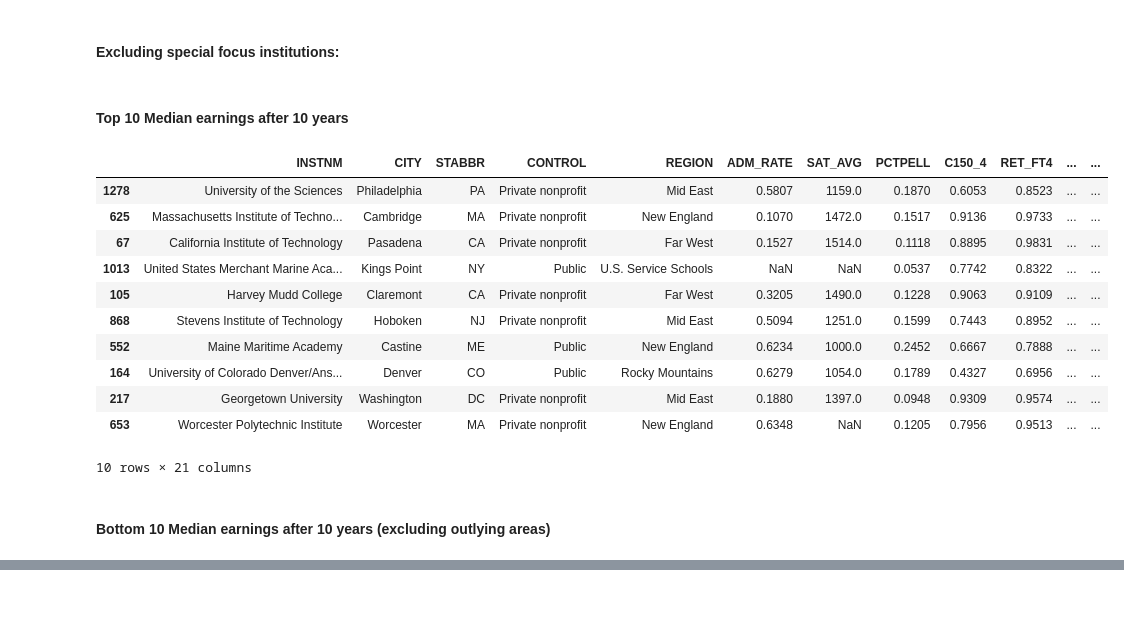
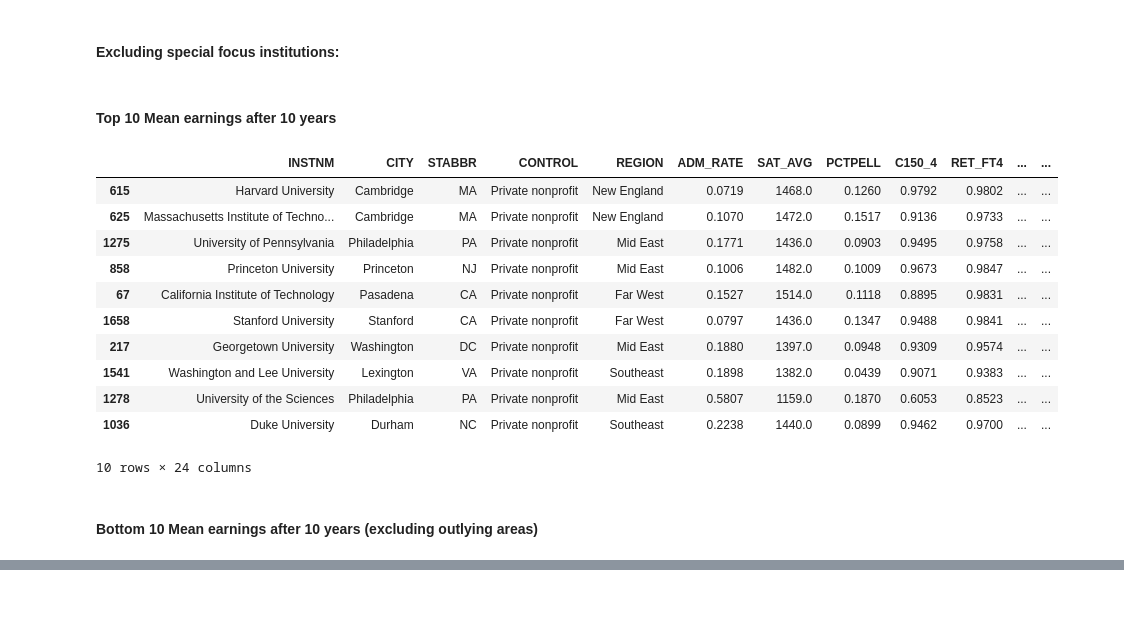
Before and after one commit to salvaggio-mary/College-Scorecard-Analysis, a Jupyter notebook: CollegeScorecard.ipynb, the cells around one changed output, grey strips where cells are left out. Saved outputs shown, nothing was run; the diff lists cells and outputs as text; code cells hidden in the pictures.

```diff
--- a/CollegeScorecard.ipynb
+++ b/CollegeScorecard.ipynb
@@ -21,8 +21,8 @@ df_c = pd.read_csv("CollegeScorecard_Raw_Data_04192023\data\MERGED2021_22_PP.csv
 # %% [markdown]
 ## Data Cleansing
 # %%
-#Rename median earnings column for ease
-df_09_10.rename(columns={"MD_EARN_WNE_P10": "MD_EARN"}, inplace=True)
+#Rename columns for ease
+df_09_10.rename(columns={"MD_EARN_WNE_P10": "MD_EARN", "COUNT_WNE_P10": "COUNT", "MN_EARN_WNE_P10": "MN_EARN" }, inplace=True)
 
 #Filter 2021-22 data to currently operating, predominantly bachelor's-degree granting institutions
 df_c = df_c.loc[(df_c["PREDDEG"] == 3) & (df_c["CURROPER"] == 1) & (~ df_c["CCUGPROF"].isin([0, 4])) & (~ df_c["CCBASIC"].isin([23, 31]))]
@@ -37,7 +37,10 @@ df["COSTT4"] = df["COSTT4_A"].fillna(df["COSTT4_P"])
 df.drop(columns=["UNITID", "PREDDEG", "CURROPER", "COSTT4_A", "COSTT4_P"], inplace=True)
 
 #Drop rows with NA for earnings since that's what I want to analyze
-df.dropna(subset=['MD_EARN'], inplace=True)
+df.dropna(subset=["MN_EARN"], inplace=True)
+# %%
+#Create column for weighted means
+df["TOTAL_EARN"] = df["MN_EARN"] * df["COUNT"]
 # %%
 #Replace numeric values with labels from data dictionary
 
@@ -125,7 +130,7 @@ df.sort_values('MD_EARN').head()
 #### Top 5 lowest cost to future earnings ratio
 # %%
 # Colleges with lowest cost to future earnings ratio
-df['cost_to_earnings'] = df['COSTT4'] / df['MD_EARN']
+df['cost_to_earnings'] = df['COSTT4'] / df['MN_EARN']
 df.sort_values('cost_to_earnings').head()
 # %% [output]
 |  | INSTNM | CITY | STABBR | CONTROL | REGION | ADM_RATE | SAT_AVG | PCTPELL | C150_4 | RET_FT4 | ... | ... |
@@ -151,30 +156,30 @@ df.sort_values('cost_to_earnings', ascending=False).head()
 # %% [markdown]
 #### Excluding special focus institutions:
 # %% [markdown]
-####  Top 10 Median earnings after 10 years
+####  Top 10 Mean earnings after 10 years
 # %%
 #separate special focus
 special = df["CCBASIC"].astype(str).str.startswith("Special")
 special_df = df[special]
 n_special_df = df[~special]
 
 #non-special top 5
-n_special_df.sort_values('MD_EARN', ascending=False).head(10)
+n_special_df.sort_values('MN_EARN', ascending=False).head(10)
 # %% [output]
 |  | INSTNM | CITY | STABBR | CONTROL | REGION | ADM_RATE | SAT_AVG | PCTPELL | C150_4 | RET_FT4 | ... | ... |
+| 615 | Harvard University | Cambridge | MA | Private nonprofit | New England | 0.0719 | 1468.0 | 0.1260 | 0.9792 | 0.9802 | ... | ... |
+| 625 | Massachusetts Institute of Techno... | Cambridge | MA | Private nonprofit | New England | 0.1070 | 1472.0 | 0.1517 | 0.9136 | 0.9733 | ... | ... |
+| 1275 | University of Pennsylvania | Philadelphia | PA | Private nonprofit | Mid East | 0.1771 | 1436.0 | 0.0903 | 0.9495 | 0.9758 | ... | ... |
+| 858 | Princeton University | Princeton | NJ | Private nonprofit | Mid East | 0.1006 | 1482.0 | 0.1009 | 0.9673 | 0.9847 | ... | ... |
+| 67 | California Institute of Technology | Pasadena | CA | Private nonprofit | Far West | 0.1527 | 1514.0 | 0.1118 | 0.8895 | 0.9831 | ... | ... |
+| 1658 | Stanford University | Stanford | CA | Private nonprofit | Far West | 0.0797 | 1436.0 | 0.1347 | 0.9488 | 0.9841 | ... | ... |
+| 217 | Georgetown University | Washington | DC | Private nonprofit | Mid East | 0.1880 | 1397.0 | 0.0948 | 0.9309 | 0.9574 | ... | ... |
+| 1541 | Washington and Lee University | Lexington | VA | Private nonprofit | Southeast | 0.1898 | 1382.0 | 0.0439 | 0.9071 | 0.9383 | ... | ... |
 | 1278 | University of the Sciences | Philadelphia | PA | Private nonprofit | Mid East | 0.5807 | 1159.0 | 0.1870 | 0.6053 | 0.8523 | ... | ... |
-| 625 | Massachusetts Institute of Techno... | Cambridge | MA | Private nonprofit | New England | 0.1070 | 1472.0 | 0.1517 | 0.9136 | 0.9733 | ... | ... |
-| 67 | California Institute of Technology | Pasadena | CA | Private nonprofit | Far West | 0.1527 | 1514.0 | 0.1118 | 0.8895 | 0.9831 | ... | ... |
-| 1013 | United States Merchant Marine Aca... | Kings Point | NY | Public | U.S. Service Schools | NaN | NaN | 0.0537 | 0.7742 | 0.8322 | ... | ... |
-| 105 | Harvey Mudd College | Claremont | CA | Private nonprofit | Far West | 0.3205 | 1490.0 | 0.1228 | 0.9063 | 0.9109 | ... | ... |
-| 868 | Stevens Institute of Technology | Hoboken | NJ | Private nonprofit | Mid East | 0.5094 | 1251.0 | 0.1599 | 0.7443 | 0.8952 | ... | ... |
-| 552 | Maine Maritime Academy | Castine | ME | Public | New England | 0.6234 | 1000.0 | 0.2452 | 0.6667 | 0.7888 | ... | ... |
-| 164 | University of Colorado Denver/Ans... | Denver | CO | Public | Rocky Mountains | 0.6279 | 1054.0 | 0.1789 | 0.4327 | 0.6956 | ... | ... |
-| 217 | Georgetown University | Washington | DC | Private nonprofit | Mid East | 0.1880 | 1397.0 | 0.0948 | 0.9309 | 0.9574 | ... | ... |
-| 653 | Worcester Polytechnic Institute | Worcester | MA | Private nonprofit | New England | 0.6348 | NaN | 0.1205 | 0.7956 | 0.9513 | ... | ... |
+| 1036 | Duke University | Durham | NC | Private nonprofit | Southeast | 0.2238 | 1440.0 | 0.0899 | 0.9462 | 0.9700 | ... | ... |
-10 rows × 21 columns
+10 rows × 24 columns
 # %% [markdown]
-#### Bottom 10 Median earnings after 10 years (excluding outlying areas)
+#### Bottom 10 Mean earnings after 10 years (excluding outlying areas)
 # %%
 #non-special bottom 5
 n_special_df.loc[df['REGION'] != 'Outlying Areas'].sort_values('MD_EARN').head(10)
```
Also changed, not shown: parts of 29 cells of this notebook, 1 other file.
